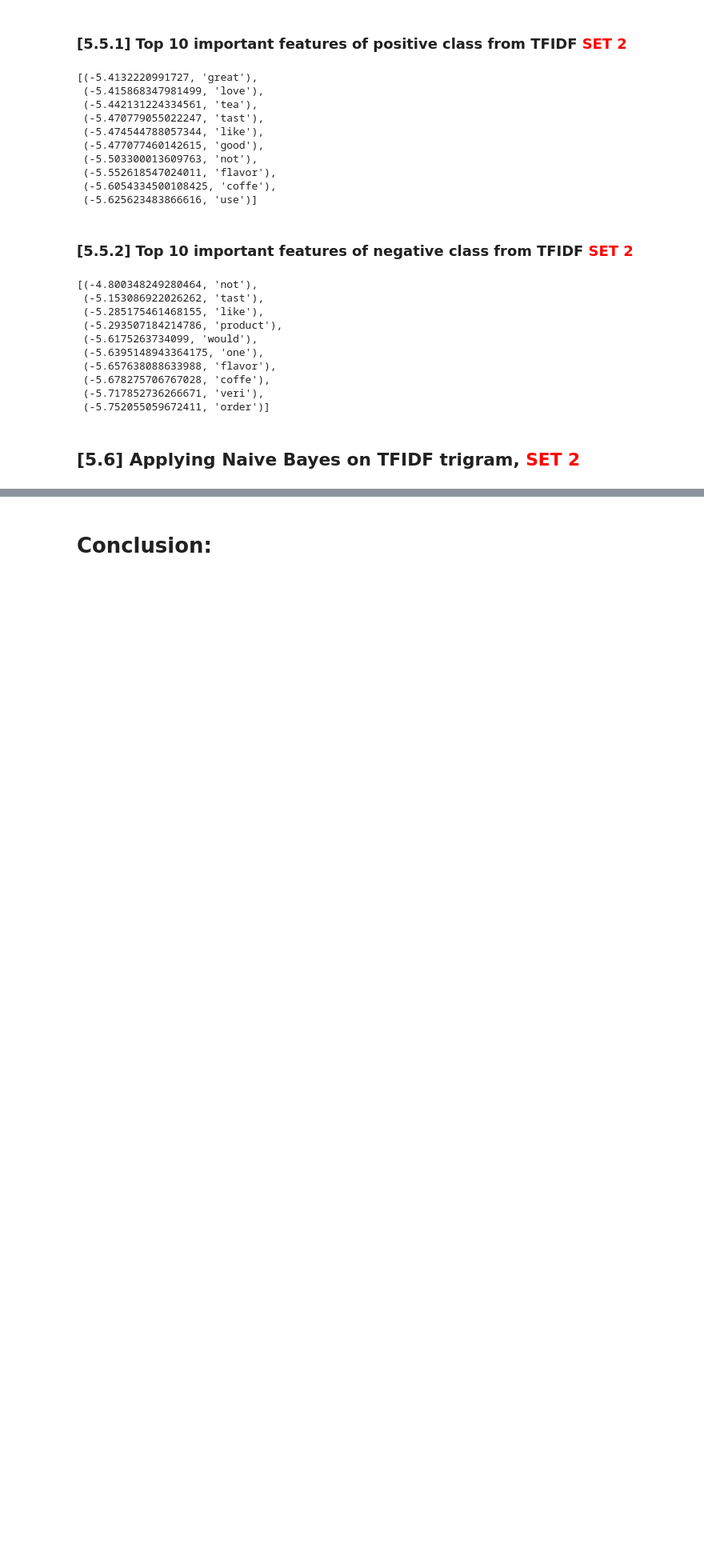
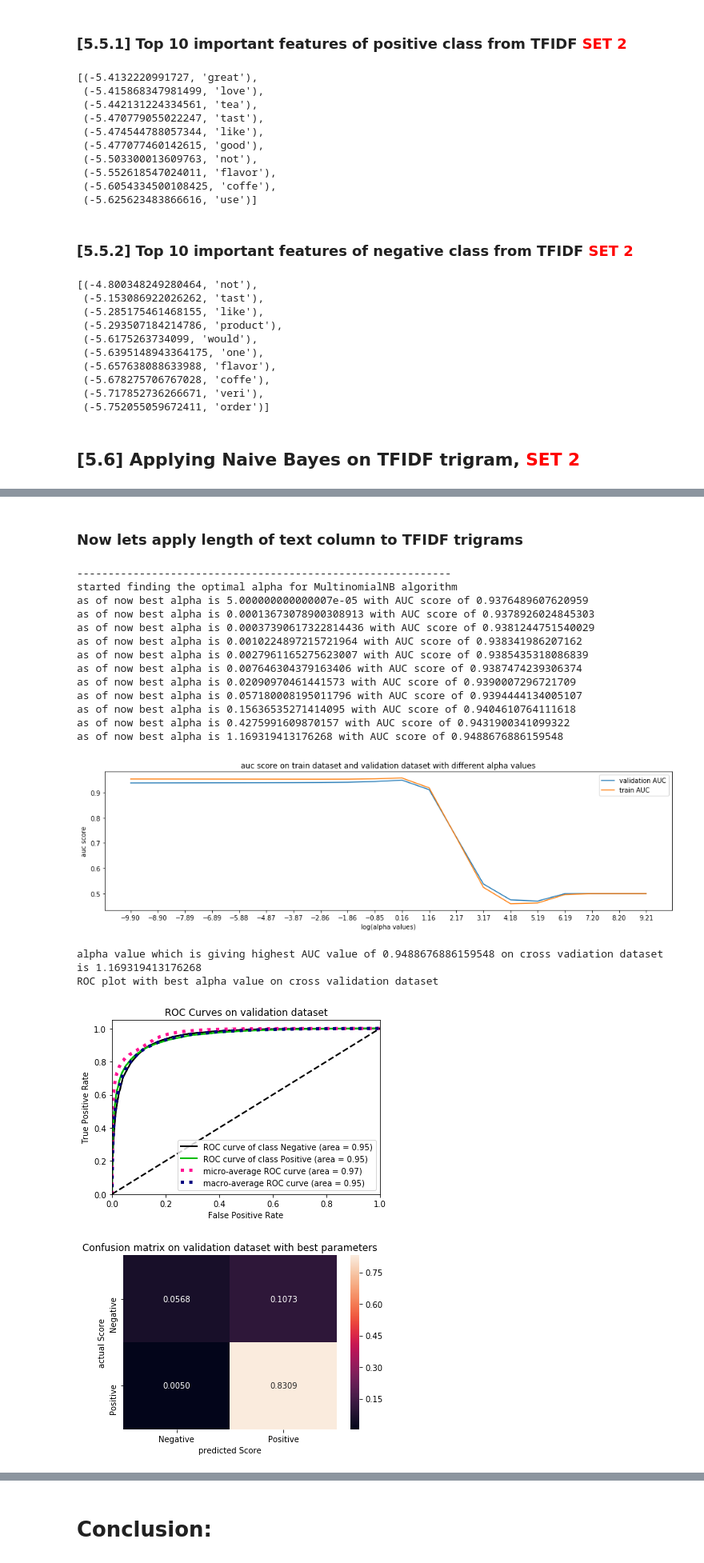
Before and after one commit to Kali-Dev/amazon-fine-food-reviews-analysis, a Jupyter notebook: Naive_bayes model for amazon fine food reviews dataset.ipynb, the cells around one changed output, grey strips where cells are left out. Shown at 80% size. Drawn from its saved outputs; the diff is of its cells as text; code cells hidden in the pictures; blank space fills up the shorter version.

```diff
--- a/Naive_bayes model for amazon fine food reviews dataset.ipynb
+++ b/Naive_bayes model for amazon fine food reviews dataset.ipynb
@@ -1059,0 +1210,34 @@ output.add_row(['TFIDF trigram', 'Multinomial Naive bayes', 'alpha = 0.427599160
+# %% [markdown]
+### Now lets apply length of text column to TFIDF trigrams</b>
+# %%
+# Now lets add this text_lenght column to BOW bigram_vectors and reapply our mnb model
+# and check wether it is increasing our performance of our model
+len_tfidf_trigram_xtrain_vect = sparse.hstack((tfidf_tri_xtrain_vect, np.array(amazon_df.Text_length[:120000])[:,None]))
+len_tfidf_trigram_xcv_vect = sparse.hstack((tfidf_tri_xcv_vect, np.array(amazon_df.Text_length[120000:160000])[:,None]))
+len_tfidf_trigram_xtest_vect = sparse.hstack((tfidf_tri_xtest_vect, np.array(amazon_df.Text_length[160000:200000])[:,None]))
+# %%
+len_tfidf_trigram_xtrain_vect = len_tfidf_trigram_xtrain_vect.tocsr()
+len_tfidf_trigram_xcv_vect = len_tfidf_trigram_xcv_vect.tocsr()
+len_tfidf_trigram_xtest_vect = len_tfidf_trigram_xtest_vect.tocsr()
+# %%
+%%time
+len_tfidf_trigram_feature_log_probs = mnb_model(x_train=len_tfidf_trigram_xtrain_vect, y_train=train_df.Score, x_cv=len_tfidf_trigram_xcv_vect, y_cv=cv_df.Score, x_test=len_tfidf_trigram_xtest_vect, y_test=test_df.Score)
+# %% [output]
+------------------------------------------------------------
+started finding the optimal alpha for MultinomialNB algorithm
+as of now best alpha is 5.000000000000007e-05 with AUC score of 0.9376489607620959
+as of now best alpha is 0.00013673078900308913 with AUC score of 0.9378926024845303
+as of now best alpha is 0.00037390617322814436 with AUC score of 0.9381244751540029
+as of now best alpha is 0.0010224897215721964 with AUC score of 0.938341986207162
+as of now best alpha is 0.0027961165275623007 with AUC score of 0.9385435318086839
+as of now best alpha is 0.007646304379163406 with AUC score of 0.9387474239306374
+as of now best alpha is 0.02090970461441573 with AUC score of 0.9390007296721709
+as of now best alpha is 0.057180008195011796 with AUC score of 0.9394444134005107
+as of now best alpha is 0.15636535271414095 with AUC score of 0.9404610764111618
+as of now best alpha is 0.4275991609870157 with AUC score of 0.9431900341099322
+as of now best alpha is 1.169319413176268 with AUC score of 0.9488676886159548
+[figure, added]
+alpha value which is giving highest AUC value of 0.9488676886159548 on cross vadiation dataset is 1.169319413176268
+ROC plot with best alpha value on cross validation dataset
+[figure, added]
+[figure, added]
```
Also changed, not shown: parts of 65 cells of this notebook.
